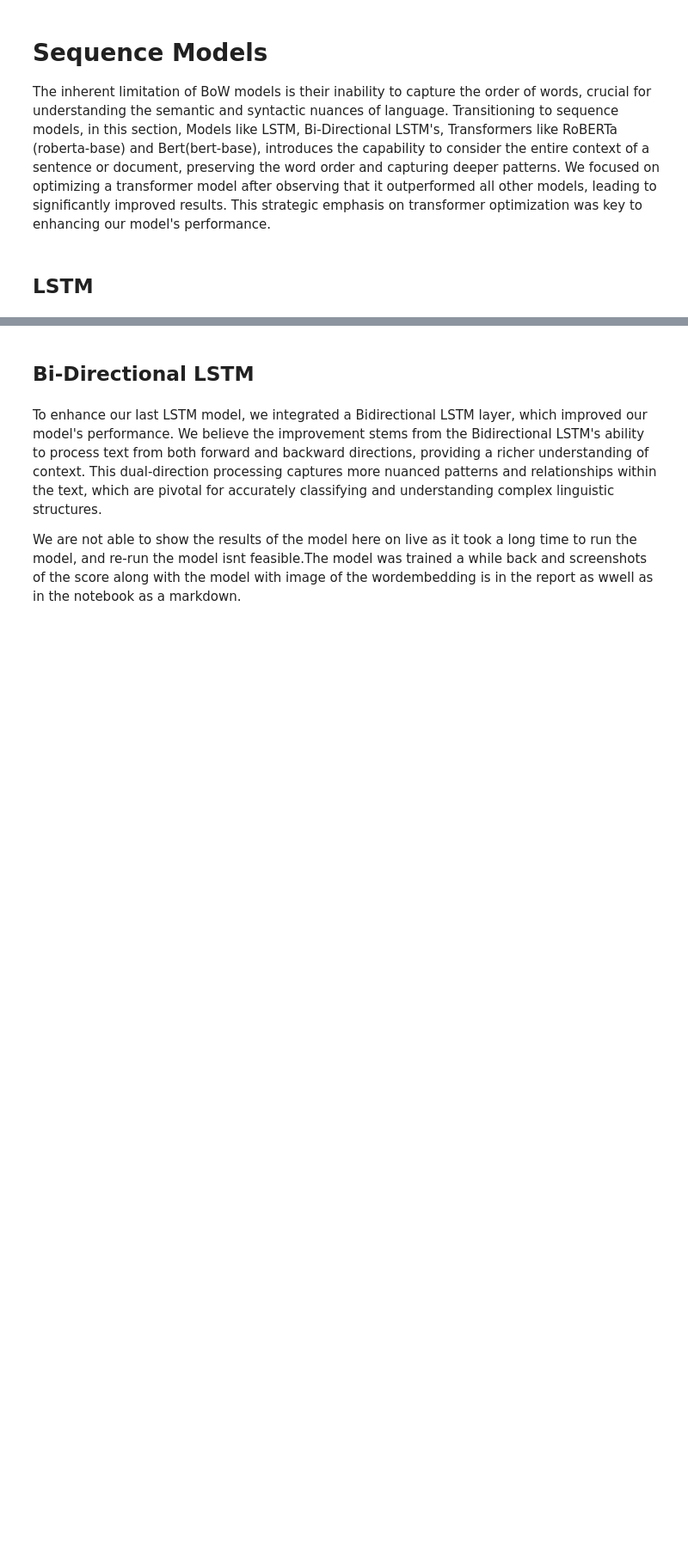
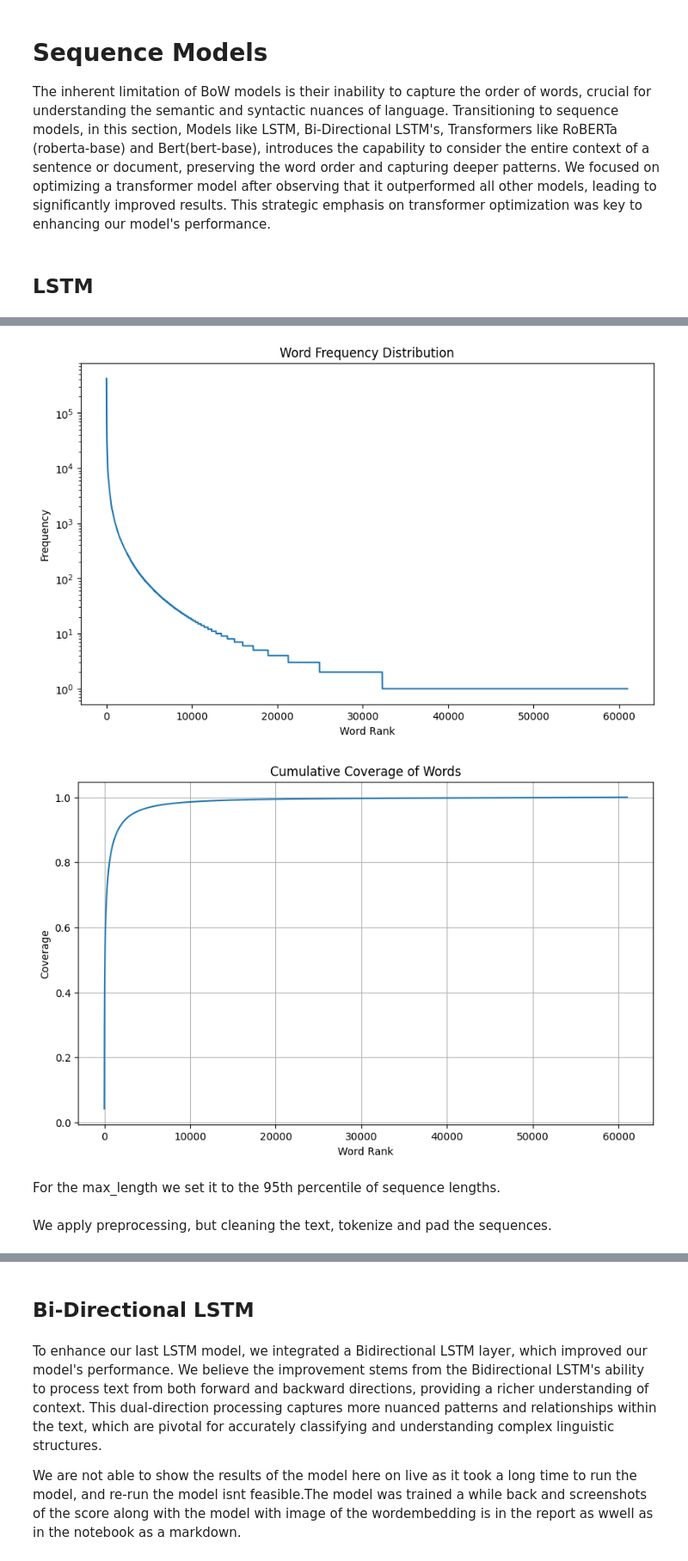
Before and after one commit to nuratamton/Amazon-Reviews, a Jupyter notebook: Cw2_Amazon_Final.ipynb, the cells around one changed output, grey strips where cells are left out. Shown at 86% size. Drawn from its saved outputs; the diff is of its cells as text; code cells hidden in the pictures; blank space fills up the shorter version.

```diff
--- a/Cw2_Amazon_Final.ipynb
+++ b/Cw2_Amazon_Final.ipynb
@@ -1256,0 +1335,2 @@ The inherent limitation of BoW models is their inability to capture the order of
+# %%
+train["Review"]= train["Review"].astype(str)
@@ -1256,0 +1345,3 @@ The inherent limitation of BoW models is their inability to capture the order of
+# %%
+tokenizer = Tokenizer(num_words = 20000)
+tokenizer.fit_on_texts(train["Review"].tolist())
@@ -1256,0 +1351,27 @@ The inherent limitation of BoW models is their inability to capture the order of
+# %%
+word_counts = tokenizer.word_counts
+sorted_word_counts = sorted(word_counts.items(), key=lambda x: x[1], reverse=True)
+
+# Plotting
+plt.figure(figsize=(10, 6))
+plt.plot([count for _, count in sorted_word_counts])
+plt.title("Word Frequency Distribution")
+plt.xlabel("Word Rank")
+plt.ylabel("Frequency")
+plt.yscale("log")  # Use logarithmic scale to better visualize the distribution
+plt.show()
+
+# You can also plot a cumulative distribution to better understand coverage
+cumulative_coverage = np.cumsum([count for _, count in sorted_word_counts]) / sum(word_counts.values())
+plt.figure(figsize=(10, 6))
+plt.plot(cumulative_coverage)
+plt.title("Cumulative Coverage of Words")
+plt.xlabel("Word Rank")
+plt.ylabel("Coverage")
+plt.grid(True)
+plt.show()
+# %% [output]
+[figure, added]
+[figure, added]
+# %% [markdown]
+For the max_length we set it to the 95th percentile of sequence lengths.
@@ -1256,0 +1381,2 @@ The inherent limitation of BoW models is their inability to capture the order of
+# %% [markdown]
+We apply preprocessing, but cleaning the text, tokenize and pad the sequences.
```
Also changed, not shown: parts of 30 cells of this notebook.
